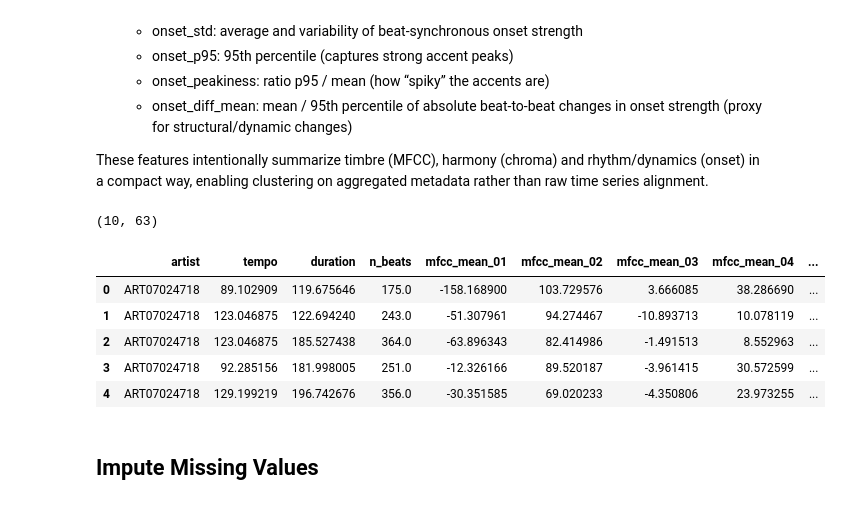
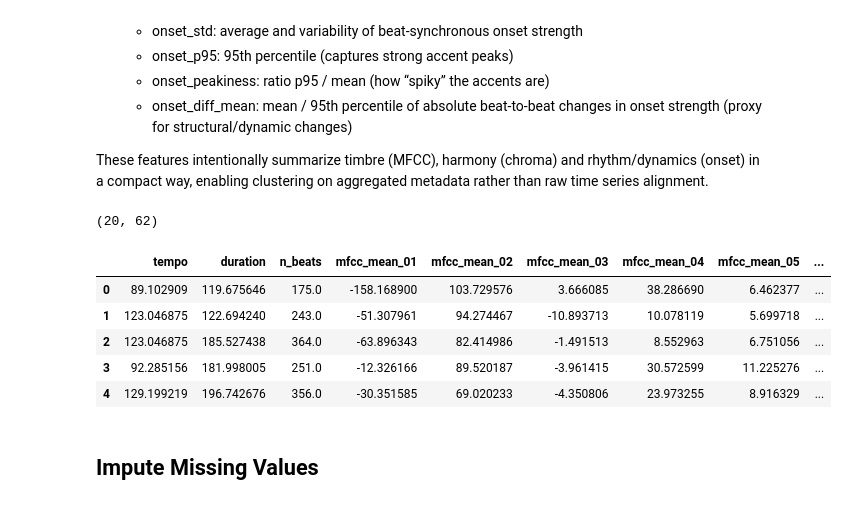
Before and after one commit to jaanisfehling/italian-rap-songs, a Jupyter notebook: timeseries/timerseries.ipynb, the cells around one changed output. Cells and saved outputs as stored; diff of their text form; code cells hidden in the pictures.

```diff
--- a/timeseries/timerseries.ipynb
+++ b/timeseries/timerseries.ipynb
@@ -70,7 +76,7 @@ def extract_beat_sync_features(
     }
 
 features = []
-for mp3_path in sorted(glob.glob("../dataset/fedez_fibra/*.mp3"))[:10]:
+for mp3_path in tqdm(sorted(glob.glob("../dataset/fedez_fibra/*.mp3"))[:20]):
     out = extract_beat_sync_features(mp3_path)
     out["artist"] = mp3_path.split(" ")[0].split("/")[-1]
     features.append(out)
@@ -159,41 +165,42 @@ def summarize_song_features(out: dict) -> dict:
     agg["chroma_entropy"] = float(-(p * np.log(p + eps)).sum())
     agg["chroma_max_frac"] = float(p.max())  # dominance of one pitch class
 
     # Onset strength summary stats (rhythm / dynamics proxy)
     agg["onset_mean"] = float(onset.mean())
     agg["onset_std"] = float(onset.std())
     agg["onset_p95"] = float(np.percentile(onset, 95))
     agg["onset_peakiness"] = float(
         np.percentile(onset, 95) / (onset.mean() + eps)
     )
 
     # simple "section change" proxy: how often onset changes sharply beat-to-beat
     diff = np.abs(np.diff(onset))
     agg["onset_diff_mean"] = float(diff.mean()) if diff.size else 0.0
     agg["onset_diff_p95"] = float(np.percentile(diff, 95)) if diff.size else 0.0
 
     return agg
 
 
 # extract aggregated metadata features for all songs
 agg_rows = []
 for out in features:
     agg_rows.append(summarize_song_features(out))
 
 df = pd.DataFrame(agg_rows)
-X = df.drop(columns=["artist"])
+og_df = df.copy(deep=True)
+df = df.drop(columns=["artist"])
 
 print(df.shape)
 pd.set_option('display.max_columns', None)
 df.head()
 # %% [output]
-(10, 63)
+(20, 62)
-|  | artist | tempo | duration | n_beats | mfcc_mean_01 | mfcc_mean_02 | mfcc_mean_03 | mfcc_mean_04 | ... |
-| 0 | ART07024718 | 89.102909 | 119.675646 | 175.0 | -158.168900 | 103.729576 | 3.666085 | 38.286690 | ... |
-| 1 | ART07024718 | 123.046875 | 122.694240 | 243.0 | -51.307961 | 94.274467 | -10.893713 | 10.078119 | ... |
-| 2 | ART07024718 | 123.046875 | 185.527438 | 364.0 | -63.896343 | 82.414986 | -1.491513 | 8.552963 | ... |
-| 3 | ART07024718 | 92.285156 | 181.998005 | 251.0 | -12.326166 | 89.520187 | -3.961415 | 30.572599 | ... |
-| 4 | ART07024718 | 129.199219 | 196.742676 | 356.0 | -30.351585 | 69.020233 | -4.350806 | 23.973255 | ... |
+|  | tempo | duration | n_beats | mfcc_mean_01 | mfcc_mean_02 | mfcc_mean_03 | mfcc_mean_04 | mfcc_mean_05 | ... |
+| 0 | 89.102909 | 119.675646 | 175.0 | -158.168900 | 103.729576 | 3.666085 | 38.286690 | 6.462377 | ... |
+| 1 | 123.046875 | 122.694240 | 243.0 | -51.307961 | 94.274467 | -10.893713 | 10.078119 | 5.699718 | ... |
+| 2 | 123.046875 | 185.527438 | 364.0 | -63.896343 | 82.414986 | -1.491513 | 8.552963 | 6.751056 | ... |
+| 3 | 92.285156 | 181.998005 | 251.0 | -12.326166 | 89.520187 | -3.961415 | 30.572599 | 11.225276 | ... |
+| 4 | 129.199219 | 196.742676 | 356.0 | -30.351585 | 69.020233 | -4.350806 | 23.973255 | 8.916329 | ... |
 # %% [markdown]
 ## Impute Missing Values
 # %%
```
Also changed, not shown: parts of 10 cells of this notebook.
